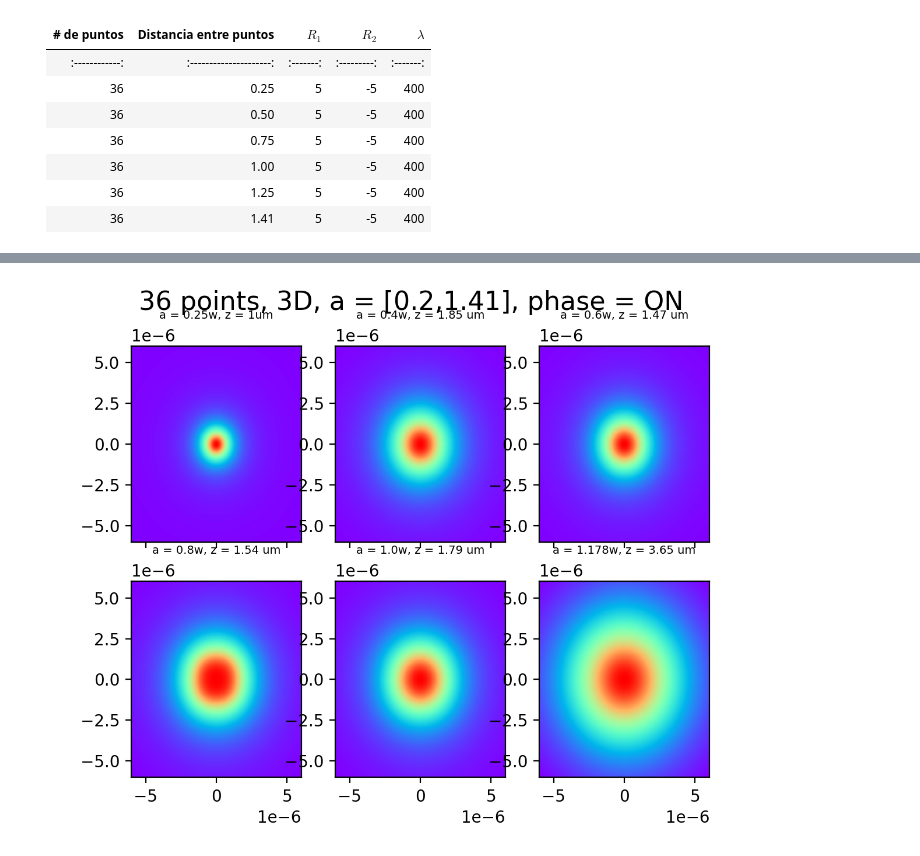
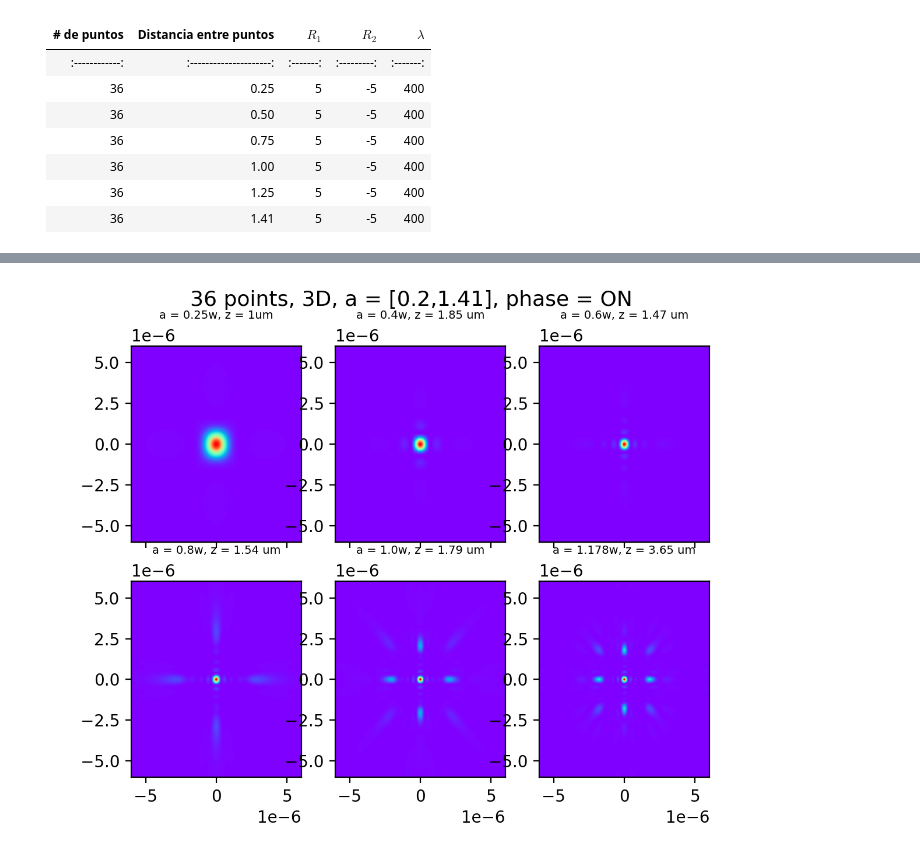
Before and after one commit to rcasalins/thesis_bachelor, a Jupyter notebook: Codigo/Tabla_36puntos.ipynb, the cells around one changed output, grey strips where cells are left out. Drawn from its saved outputs; the diff is of its cells as text; code cells hidden in the pictures.

```diff
--- a/Codigo/Tabla_36puntos.ipynb
+++ b/Codigo/Tabla_36puntos.ipynb
@@ -117,8 +117,8 @@ def GeometricPotencial_3D_00_reducido(xa, xi_a, xi_d, ya, eta_a, eta_d, za, wa,
     s_2 = np.sqrt(((xa-xi_n) **2) + ((ya-eta_n) ** 2) + ((za) ** 2))
 
     #kernel
-    #kernel_0 = 2*((k**2)*pic) * ((za+s_1)/(s_1 ** 2)) * ((za+s_2)/(s_2 ** 2)) * np.exp(1j*k*s_1-1j*k*s_2) * phase
-    kernel_0 = 2*((k**2)*pic) * ((za+s_1)/(s_1 ** 2)) * ((za+s_2)/(s_2 ** 2)) * phase
+    kernel_0 = 2*((k**2)*pic) * ((za+s_1)/(s_1 ** 2)) * ((za+s_2)/(s_2 ** 2)) * np.exp(1j*k*s_1-1j*k*s_2) * phase
+    #kernel_0 = 2*((k**2)*pic) * ((za+s_1)/(s_1 ** 2)) * ((za+s_2)/(s_2 ** 2)) * phase
 
     kernel = np.real(kernel_0)
     #print(phase)
@@ -165,8 +165,8 @@ def GeometricPotencial_3D_reducido(xa, ya, za, p, wa,c,R1,R2):
 | 36           | 1.41                  | 5       | -5        |400      |
 # %%
 w      = 400 * (10 ** -9)
-r1     = 5*w
-r2     = -5*w
+r1     = 150*w
+r2     = -150*w
 a      = .1 * w
 points = np.array([[-1/2,-1/2],[-1/2,1/2],[1/2,1/2],[1/2,-1/2],[1/2,(3/2)],[1/2,-(3/2)],[-1/2,(3/2)],[-1/2,-(3/2)],[(3/2),1/2],[(3/2),-1/2],[(3/2),(3/2)],[(3/2),-(3/2)],[-(3/2),1/2],[-(3/2),-1/2],[-(3/2),(3/2)],[-(3/2),-(3/2)],[(5/2),(3/2)],[(5/2),-(3/2)],[(5/2),1/2],[(5/2),-1/2],[-(5/2),(3/2)],[-(5/2),-(3/2)],[-(5/2),1/2],[-(5/2),-1/2],[5/2,5/2],[-5/2,5/2],[-3/2,5/2],[-1/2,5/2],[3/2,5/2],[1/2,5/2],[5/2,-5/2],[-5/2,-5/2],[-3/2,-5/2],[-1/2,-5/2],[3/2,-5/2],[1/2,-5/2]])*a
 paraxial_aprox = (((1/r1) - (1/r2))) ** -1
@@ -225,35 +225,35 @@ Wall time: 1.44 s
 # %%
 %%time
 square = np.linspace(-15*w, 15*w, 500)
 xx,yy = np.meshgrid(square, square)
 
 fig, ax = plt.subplots(nrows=2, ncols=3, sharex=True, dpi=200)
 
-z1 = np.array(list(GeometricPotencial_3D_reducido(xx,yy,1 * (10 ** -6),points*2.5,w,1,r1,r2)), dtype=float)
+z1 = np.array(list(GeometricPotencial_3D_reducido(xx,yy,2 * (10 ** -6),points*2.5,w,1,r1,r2)), dtype=float)
 ax[0,0].pcolormesh(xx, yy, z1, cmap='rainbow',  vmin = z1.min(), vmax = z1.max())
 ax[0,0].set_title("a = 0.25w, z = 1um", fontsize=7)
 
-z2 = np.array(list(GeometricPotencial_3D_reducido(xx,yy,1.85 * (10 ** -6),points*5,w,1,r1,r2)), dtype=float)
+z2 = np.array(list(GeometricPotencial_3D_reducido(xx,yy,2 * (10 ** -6),points*5,w,1,r1,r2)), dtype=float)
 ax[0,1].pcolormesh(xx, yy, z2, cmap='rainbow',  vmin = z2.min(), vmax = z2.max())
 ax[0,1].set_title("a = 0.4w, z = 1.85 um", fontsize=7)
 
-z3 = np.array(list(GeometricPotencial_3D_reducido(xx,yy,1.47 * (10 ** -6),points*7.5,w,1,r1,r2)), dtype=float)
+z3 = np.array(list(GeometricPotencial_3D_reducido(xx,yy,2 * (10 ** -6),points*7.5,w,1,r1,r2)), dtype=float)
 ax[0,2].pcolormesh(xx, yy, z3, cmap='rainbow',  vmin = z3.min(), vmax = z3.max())
 ax[0,2].set_title("a = 0.6w, z = 1.47 um", fontsize=7)
 
-z4 = np.array(list(GeometricPotencial_3D_reducido(xx,yy,1.54 * (10 ** -6),points*10,w,1,r1,r2)), dtype=float)
+z4 = np.array(list(GeometricPotencial_3D_reducido(xx,yy,2 * (10 ** -6),points*10,w,1,r1,r2)), dtype=float)
 ax[1,0].pcolormesh(xx, yy, z4, cmap='rainbow',  vmin = z4.min(), vmax = z4.max())
 ax[1,0].set_title("a = 0.8w, z = 1.54 um", fontsize=7)
 
-z5 = np.array(list(GeometricPotencial_3D_reducido(xx,yy,1.79 * (10 ** -6),points*12.5,w,1,r1,r2)), dtype=float)
+z5 = np.array(list(GeometricPotencial_3D_reducido(xx,yy,2 * (10 ** -6),points*12.5,w,1,r1,r2)), dtype=float)
 ax[1,1].pcolormesh(xx, yy, z5, cmap='rainbow',  vmin = z5.min(), vmax = z5.max())
 ax[1,1].set_title("a = 1.0w, z = 1.79 um", fontsize=7)
 
-z6 = np.array(list(GeometricPotencial_3D_reducido(xx,yy,3.65 * (10 ** -6),points*14.1,w,1,r1,r2)), dtype=float)
+z6 = np.array(list(GeometricPotencial_3D_reducido(xx,yy,2 * (10 ** -6),points*14.1,w,1,r1,r2)), dtype=float)
 ax[1,2].pcolormesh(xx, yy, z6, cmap='rainbow',  vmin = z6.min(), vmax = z6.max())
 ax[1,2].set_title("a = 1.178w, z = 3.65 um", fontsize=7)
 
-fig.suptitle('36 points, 3D, a = [0.2,1.41], phase = ON', fontsize=16)
+fig.suptitle('36 points, 3D, a = [0.2,1.41], phase = ON', fontsize=13)
 plt.show()
 # %% [output]
-[figure, old version]
+[figure, new version]
```
Also changed, not shown: parts of 8 cells of this notebook, 16 other files.
